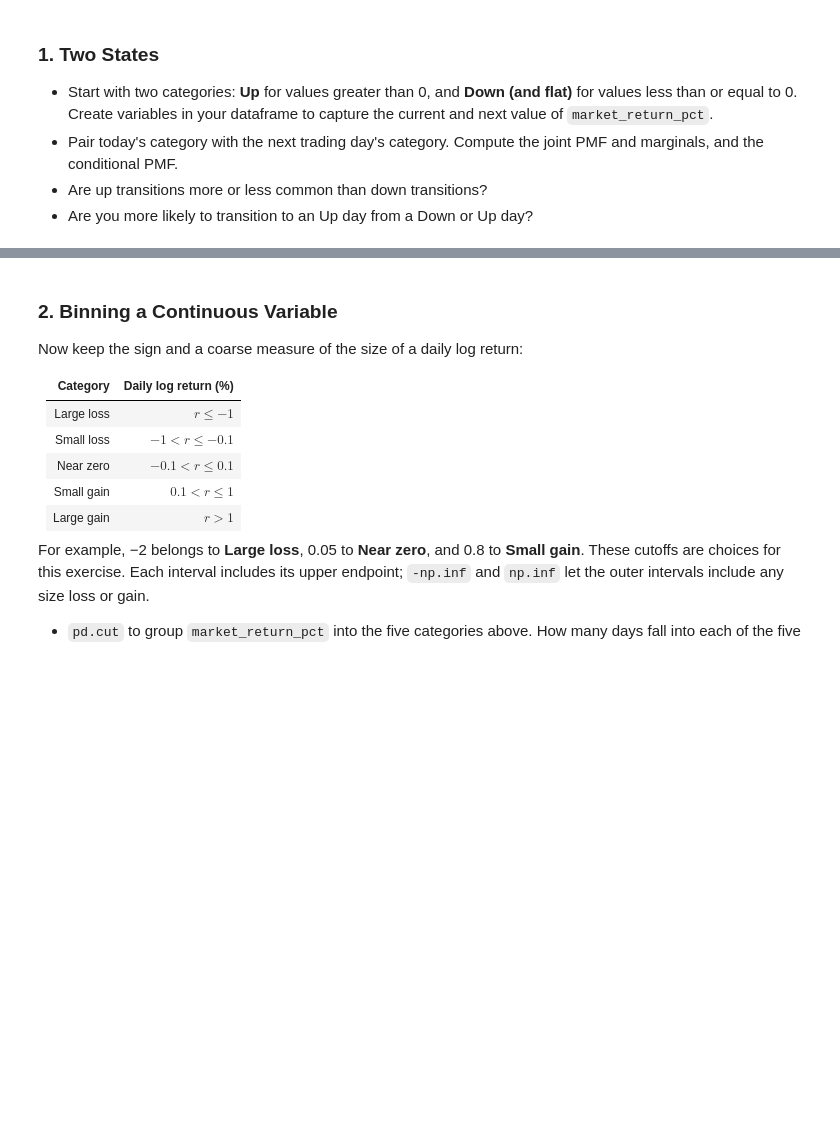
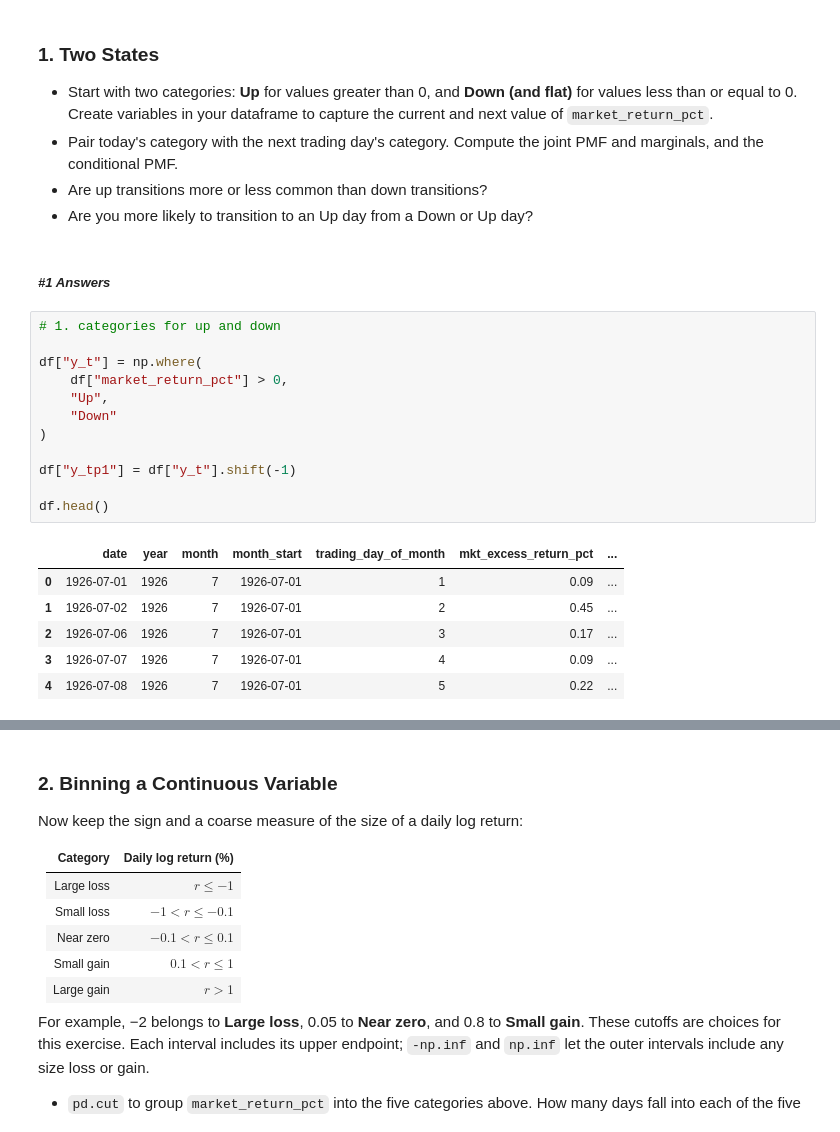
Before and after one commit to ae-phillips/uu_markov, a Jupyter notebook: lab_1/lab.ipynb, the cells around one changed output, grey strips where cells are left out. Cells and saved outputs as stored; diff of their text form; blank space fills up the shorter version.

```diff
--- a/lab_1/lab.ipynb
+++ b/lab_1/lab.ipynb
@@ -55,3 +59,24 @@ plt.show()
 - Pair today's category with the next trading day's category. Compute the joint PMF and marginals, and the conditional PMF.
 - Are up transitions more or less common than down transitions?
 - Are you more likely to transition to an Up day from a Down or Up day?
+# %% [markdown]
+##### *#1 Answers*
+# %%
+# 1. categories for up and down
+
+df["y_t"] = np.where(
+    df["market_return_pct"] > 0,
+    "Up",
+    "Down"
+)
+
+df["y_tp1"] = df["y_t"].shift(-1)
+
+df.head()
+# %% [output]
+|  | date | year | month | month_start | trading_day_of_month | mkt_excess_return_pct | ... |
+| 0 | 1926-07-01 | 1926 | 7 | 1926-07-01 | 1 | 0.09 | ... |
+| 1 | 1926-07-02 | 1926 | 7 | 1926-07-01 | 2 | 0.45 | ... |
+| 2 | 1926-07-06 | 1926 | 7 | 1926-07-01 | 3 | 0.17 | ... |
+| 3 | 1926-07-07 | 1926 | 7 | 1926-07-01 | 4 | 0.09 | ... |
+| 4 | 1926-07-08 | 1926 | 7 | 1926-07-01 | 5 | 0.22 | ... |
```
Also changed, not shown: parts of 17 cells of this notebook.
